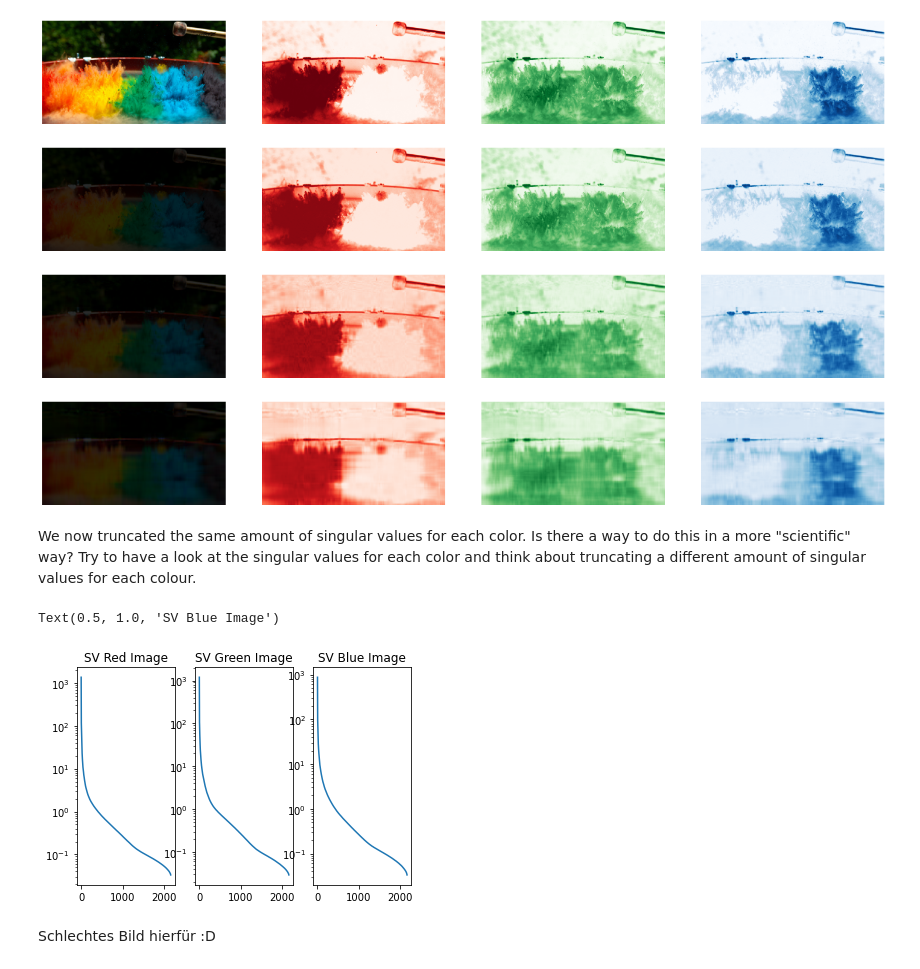
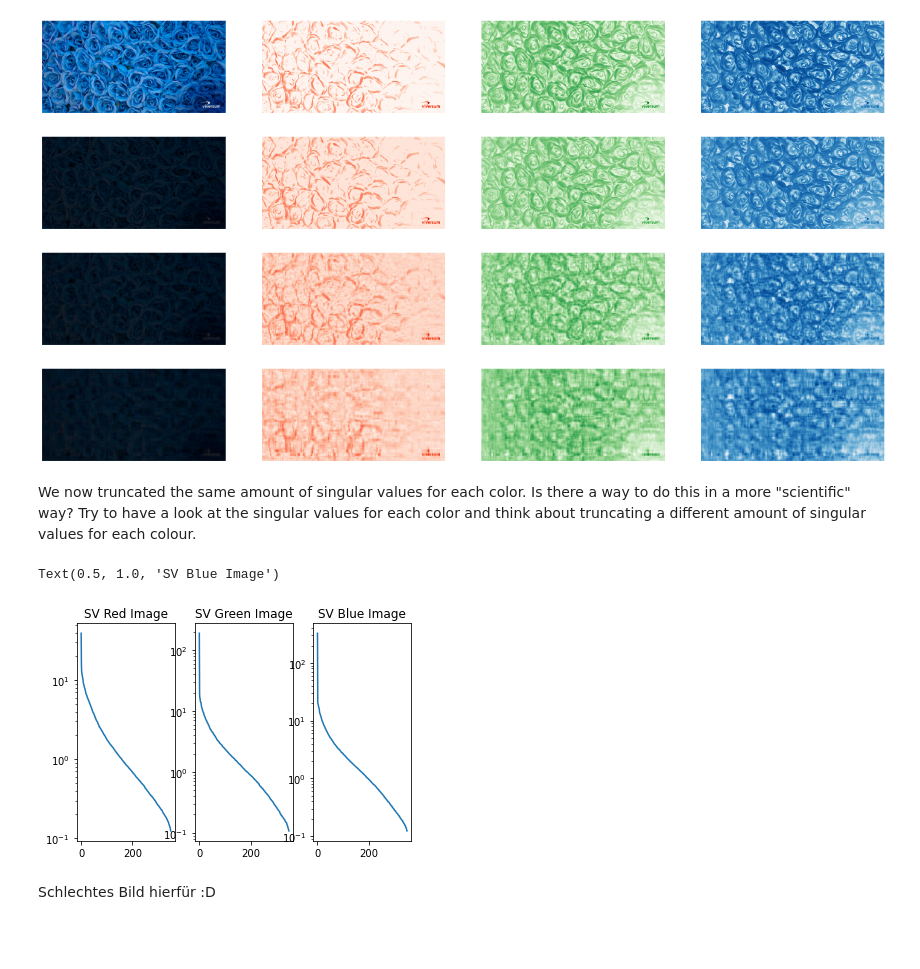
Before and after one commit to Saamuu/DataLab, a Jupyter notebook: DataLab/ImageCompression.ipynb, the cells around one changed output. Cells and saved outputs as stored; diff of their text form; code cells hidden in the pictures; blank space fills up the shorter version.

```diff
--- a/DataLab/ImageCompression.ipynb
+++ b/DataLab/ImageCompression.ipynb
@@ -119,7 +148,7 @@ In the next step we will have a look at a colour picture. Colour pictures consis
 
 
 #getting image channels
-rgb_img = mpimg.imread("drumpowder.jpg")
+rgb_img = mpimg.imread("Blau.jpg")
 
 red_channel = im2double(rgb_img[:, :, 0])
 green_channel = im2double(rgb_img[:, :, 1])
@@ -211,37 +240,37 @@ plt.show()
 #get SVD factorization
 k = 10
 
 r_U_trunc, r_S_trunc, r_Vt_trunc = truncate(r_U, r_S, r_V, k)
 g_U_trunc, g_S_trunc, g_Vt_trunc = truncate(g_U, g_S, g_V, k)
 b_U_trunc, b_S_trunc, b_Vt_trunc = truncate(b_U, b_S, b_V, k)
 
 r_new_channel = r_U_trunc @ np.diag(r_S_trunc) @ r_Vt_trunc
 g_new_channel = g_U_trunc @ np.diag(g_S_trunc) @ g_Vt_trunc
 b_new_channel = b_U_trunc @ np.diag(b_S_trunc) @ b_Vt_trunc
 
 from astropy.visualization import make_lupton_rgb
 image = make_lupton_rgb(r_new_channel, g_new_channel, b_new_channel)
 
 fig4 = plt.figure(figsize=(25,25))
 plt.subplot(1,4,1)
 plt.imshow(image)
 plt.axis("off")
 plt.subplot(1,4,2)
 plt.imshow(r_new_channel,cmap='Reds')
 plt.axis("off")
 plt.subplot(1,4,3)
 plt.imshow(g_new_channel,cmap='Greens')
 plt.axis("off")
 plt.subplot(1,4,4)
 plt.imshow(b_new_channel,cmap='Blues')
 
 plt.axis("off")
 plt.show()
 # %% [output]
-[figure, old version]
+[figure, new version]
-[figure, old version]
+[figure, new version]
-[figure, old version]
+[figure, new version]
-[figure, old version]
+[figure, new version]
 # %% [markdown]
 We now truncated the same amount of singular values for each color. Is there a way to do this in a more "scientific" way? Try to have a look at the singular values for each color and think about truncating a different amount of singular values for each colour.
 # %%
@@ -257,6 +286,6 @@ plt.semilogy(b_S)
 plt.title(f"SV Blue Image")
 # %% [output]
 Text(0.5, 1.0, 'SV Blue Image')
-[figure, old version]
+[figure, new version]
 # %% [markdown]
 Schlechtes Bild hierfür :D
```
Also changed, not shown: parts of 9 cells of this notebook.
